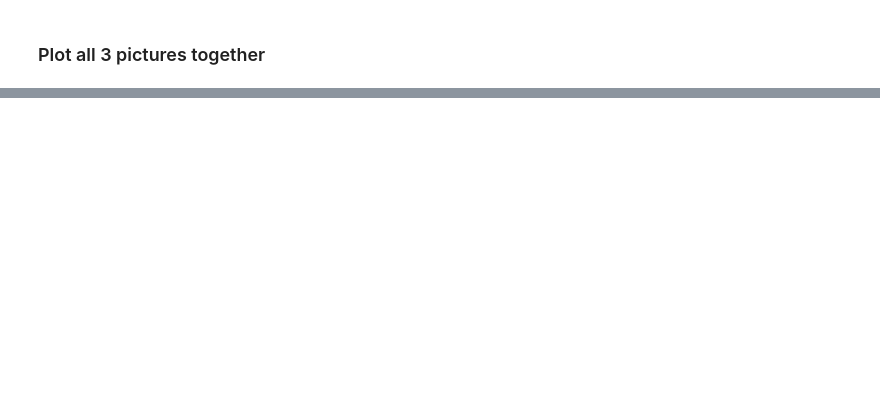
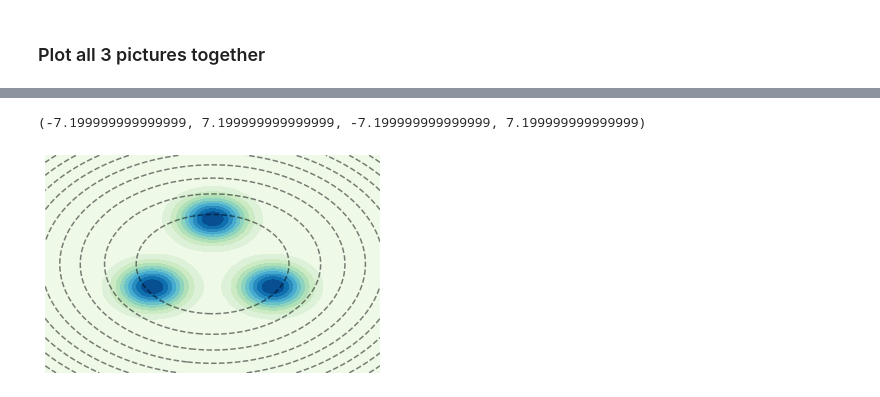
Before and after one commit to svsamsonov/ex2mcmc_new, a Jupyter notebook: ISIR_toyish_example.ipynb, the cells around one changed output, grey strips where cells are left out. Drawn from its saved outputs; the diff is of its cells as text; code cells hidden in the pictures; blank space fills up the shorter version.

```diff
--- a/ISIR_toyish_example.ipynb
+++ b/ISIR_toyish_example.ipynb
@@ -267,3 +267,45 @@ plt.savefig("toy_samples_2d_gaus.pdf", format="pdf", bbox_inches="tight")
 plt.show()
 # %% [output]
 [figure]
+# %%
+ax = None
+N_pts = 100
+xlist = np.linspace(-2.4*a, 2.4*a, 100)
+ylist = np.linspace(-2.4*a, 2.4*a, 100)
+X, Y = np.meshgrid(xlist, ylist)
+points = np.zeros((2,X.shape[0],X.shape[1]),dtype=float)
+points[0] = X
+points[1] = Y
+dens_vals = np.zeros_like(X)
+prop_vals = np.zeros_like(X)
+for i in range(N_pts):
+    for j in range(N_pts):
+        dens_vals[i,j] = target_dens(points[:,i,j])
+        prop_vals[i,j] = log_dens_isir(points[:,i,j], sigma_isir)
+
+if ax is None:
+    plt.figure()
+else:
+    plt.sca(ax)
+plt.contourf(X, Y, dens_vals, 10, cmap='GnBu')
+plt.contour(X, Y, prop_vals, 10, colors='k', linestyles='--', alpha=0.5)
+plt.axis('off')
+
+## to do equal ratio
+
+# if rep < 2:
+#     plt.title(title)
+# # plt.colorbar()
+# # plt.plot(xs[:, 0, 0], xs[:, 0, 1], 'o', c='r', alpha=0.25, ms=2.5)
+
+
+# posx, invx, countsx = torch.unique_consecutive(xs[:, 0, 0], return_counts=True, return_inverse=True)
+
+# posy, invy, countsy = torch.unique_consecutive(xs[:, 0, 1], return_counts=True, return_inverse=True)
+
+# plt.plot(xs[:, 0, 0], xs[:, 0, 1], '-', c='k', alpha=0.25)
+# plt.scatter(posx, posy, marker='o', c='r', alpha=0.5, s=countsx*20)
+# plt.scatter([0.], [init_in_tail],  marker='*', c='k', alpha=0.75, s=10)
+# %% [output]
+(-7.199999999999999, 7.199999999999999, -7.199999999999999, 7.199999999999999)
+[figure, added]
```
Also changed, not shown: parts of 4 cells of this notebook.
